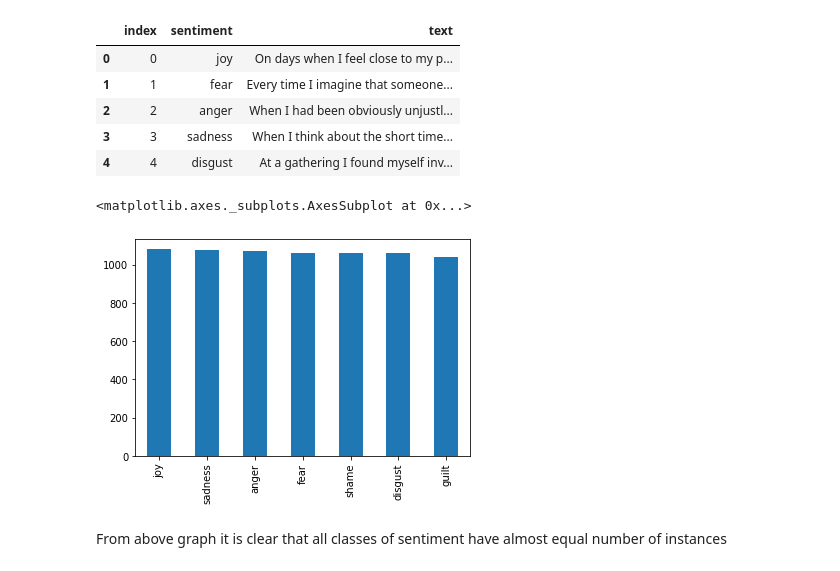
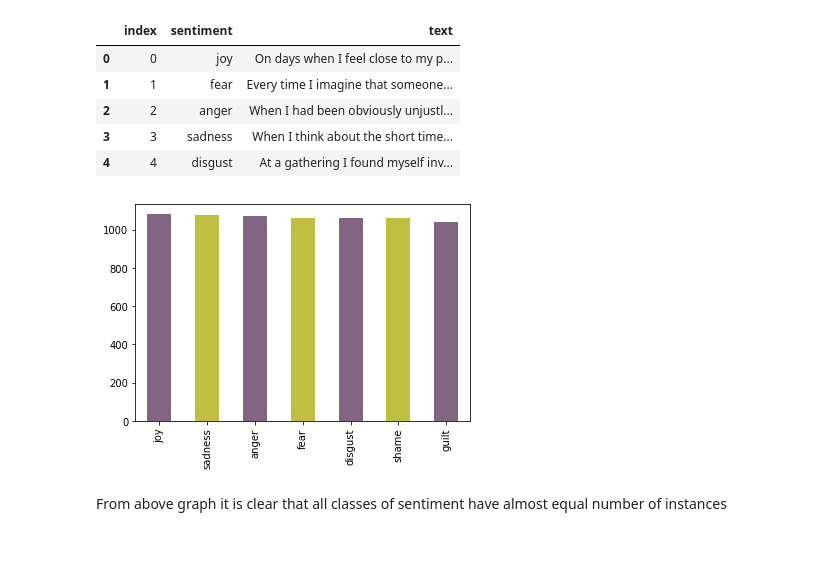
Before and after one commit to bhattbhuwan13/fuseai-training, a Jupyter notebook: notebooks/01.01_bb_EDA_emotion_classification_2020_05_13.ipynb, the cells around one changed output. Drawn from its saved outputs; the diff is of its cells as text; code cells hidden in the pictures.

```diff
--- a/notebooks/01.01_bb_EDA_emotion_classification_2020_05_13.ipynb
+++ b/notebooks/01.01_bb_EDA_emotion_classification_2020_05_13.ipynb
@@ -46,10 +51,12 @@ raw_data.head()
 | 2 | 2 | anger | When I had been obviously unjustl... |
 | 3 | 3 | sadness | When I think about the short time... |
 | 4 | 4 | disgust | At a gathering I found myself inv... |
-# %%
-raw_data['sentiment'].value_counts().plot(kind='bar')
-# %% [output]
-<matplotlib.axes._subplots.AxesSubplot at 0x...>
-[figure, removed]
+# %%
+my_colors = [(0.5,0.4,0.5), (0.75, 0.75, 0.25)]*7 # <-- make two custom RGBs and repeat/alternate them over all the bar elements.
+
+raw_data['sentiment'].value_counts().plot(kind='bar', stacked=True, color=my_colors)
+plt.savefig('../images/sentiment_distribution.png')
+# %% [output]
+[figure, added]
 # %% [markdown]
 From above graph it is clear that all classes of sentiment have almost equal number of instances
```
Also changed, not shown: parts of 31 cells of this notebook, 11 other files.
